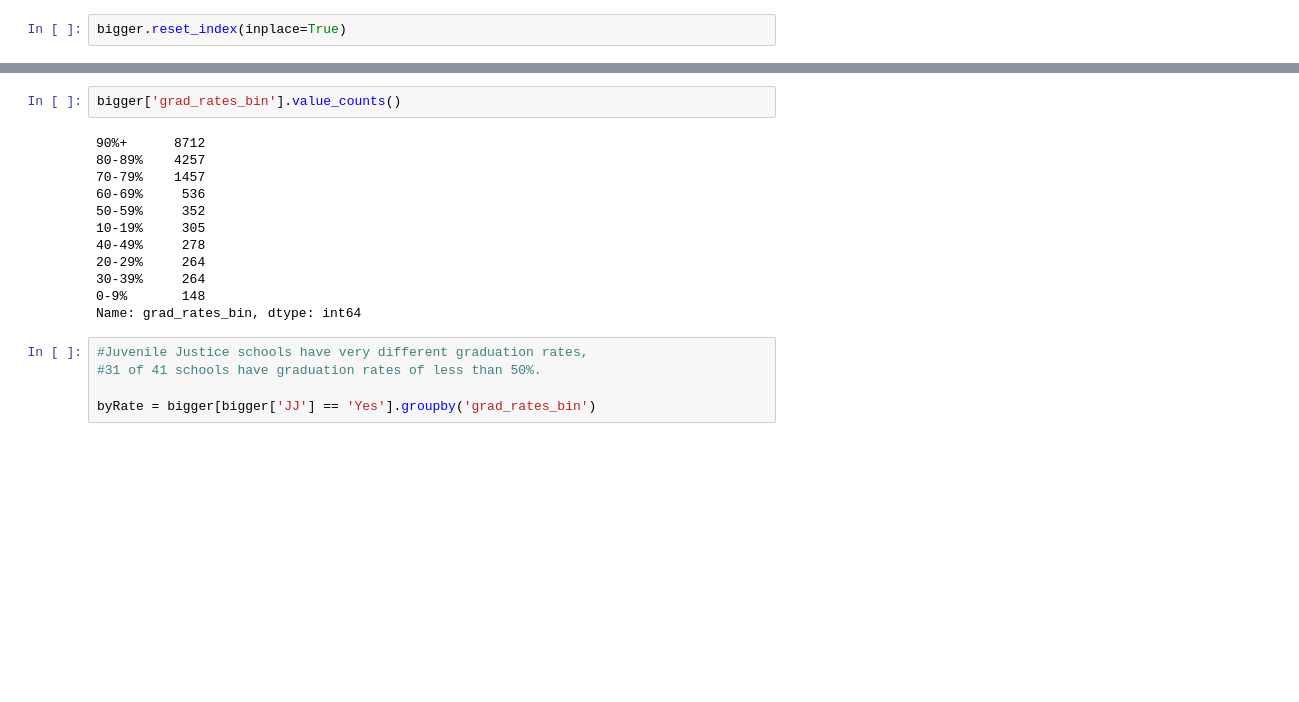
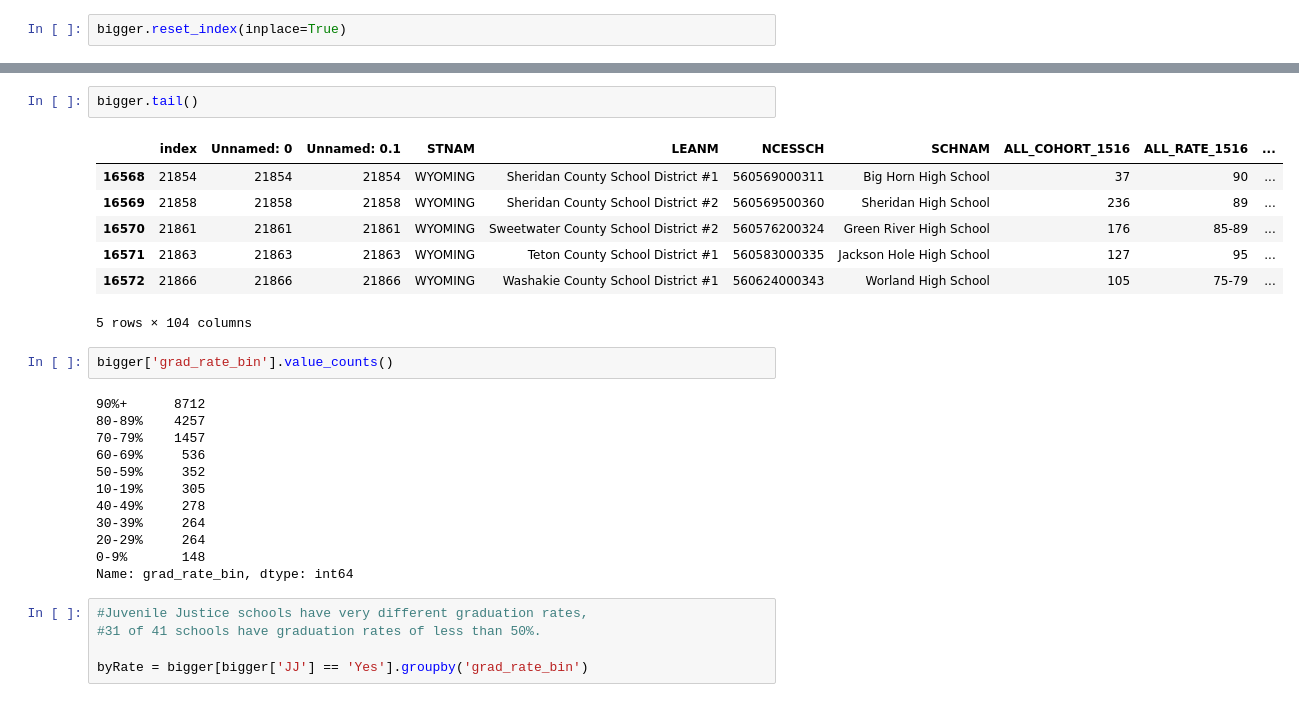
Before and after one commit to hlevymyers/absenteeism_project, a Jupyter notebook: notebooks/Binning_Models.ipynb, the cells around one changed output, grey strips where cells are left out. Saved outputs shown, nothing was run; the diff lists cells and outputs as text; blank space fills up the shorter version.

```diff
--- a/notebooks/Binning_Models.ipynb
+++ b/notebooks/Binning_Models.ipynb
@@ -187,5 +135,15 @@ bigger.head()
+# %%
+bigger.tail()
+# %% [output]
+|  | index | Unnamed: 0 | Unnamed: 0.1 | STNAM | LEANM | NCESSCH | SCHNAM | ALL_COHORT_1516 | ALL_RATE_1516 | ... |
+| 16568 | 21854 | 21854 | 21854 | WYOMING | Sheridan County School District #1 | 560569000311 | Big Horn High School | 37 | 90 | ... |
+| 16569 | 21858 | 21858 | 21858 | WYOMING | Sheridan County School District #2 | 560569500360 | Sheridan High School | 236 | 89 | ... |
+| 16570 | 21861 | 21861 | 21861 | WYOMING | Sweetwater County School District #2 | 560576200324 | Green River High School | 176 | 85-89 | ... |
+| 16571 | 21863 | 21863 | 21863 | WYOMING | Teton County School District #1 | 560583000335 | Jackson Hole High School | 127 | 95 | ... |
+| 16572 | 21866 | 21866 | 21866 | WYOMING | Washakie County School District #1 | 560624000343 | Worland High School | 105 | 75-79 | ... |
+5 rows × 104 columns
 # %%
-bigger['grad_rates_bin'].value_counts()
+bigger['grad_rate_bin'].value_counts()
 # %% [output]
 90%+      8712
 80-89%    4257
@@ -194,15 +152,15 @@ bigger['grad_rates_bin'].value_counts()
 50-59%     352
 10-19%     305
 40-49%     278
+30-39%     264
 20-29%     264
-30-39%     264
 0-9%       148
-Name: grad_rates_bin, dtype: int64
+Name: grad_rate_bin, dtype: int64
 # %%
 #Juvenile Justice schools have very different graduation rates,
 #31 of 41 schools have graduation rates of less than 50%.
 
-byRate = bigger[bigger['JJ'] == 'Yes'].groupby('grad_rates_bin')
+byRate = bigger[bigger['JJ'] == 'Yes'].groupby('grad_rate_bin')
 # %%
 byRate.count()
 # %% [output]
```
Also changed, not shown: parts of 33 cells of this notebook, 2 other files.
